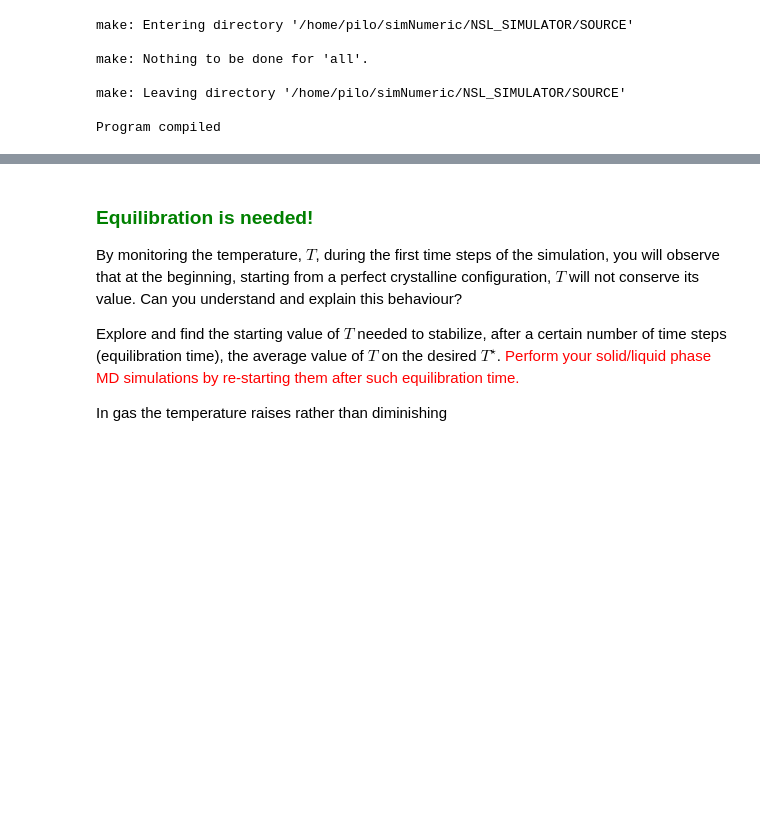
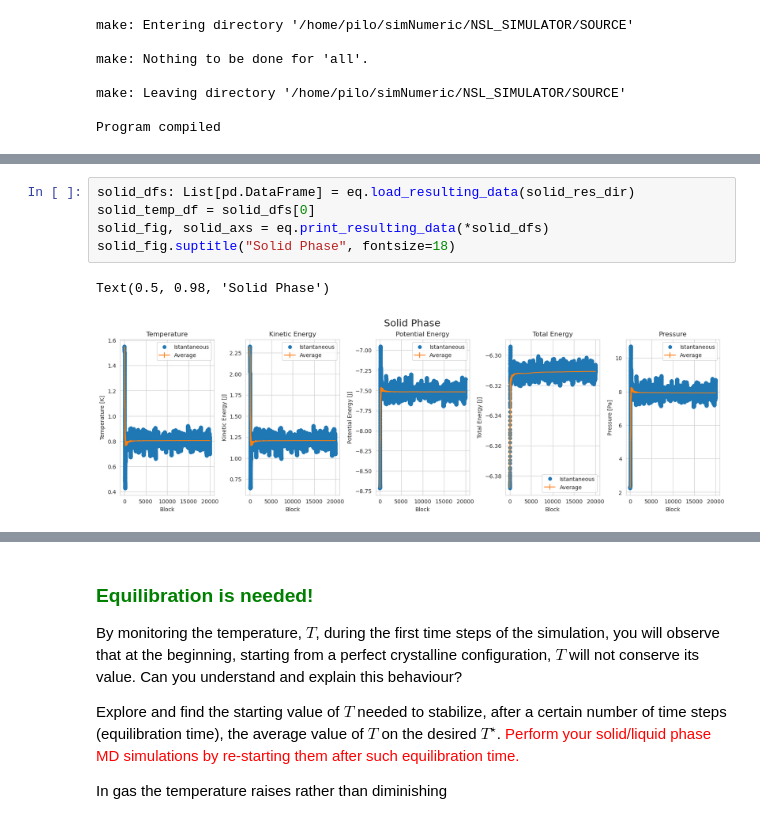
Before and after one commit to RandDouble/SimulazioneNumerica, a Jupyter notebook: LSN_Exercises_04.ipynb, the cells around one changed output, grey strips where cells are left out. Drawn from its saved outputs; the diff is of its cells as text; blank space fills up the shorter version.

Commit message:
Added notebook for exercise 4, missing result table and unsure about measure unit

```diff
--- a/LSN_Exercises_04.ipynb
+++ b/LSN_Exercises_04.ipynb
@@ -212,0 +91,8 @@ gas_fig, gas_axs = print_resulting_data(*gas_dfs)
+# %%
+solid_dfs: List[pd.DataFrame] = eq.load_resulting_data(solid_res_dir)
+solid_temp_df = solid_dfs[0]
+solid_fig, solid_axs = eq.print_resulting_data(*solid_dfs)
+solid_fig.suptitle("Solid Phase", fontsize=18)
+# %% [output]
+Text(0.5, 0.98, 'Solid Phase')
+[figure, added]
```
Also changed, not shown: parts of 40 cells of this notebook.
